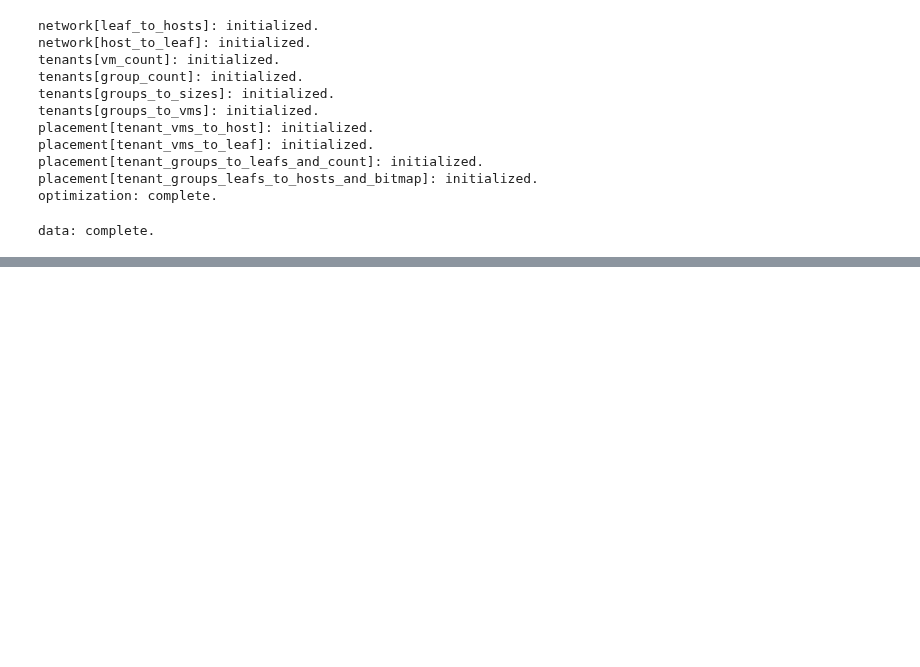
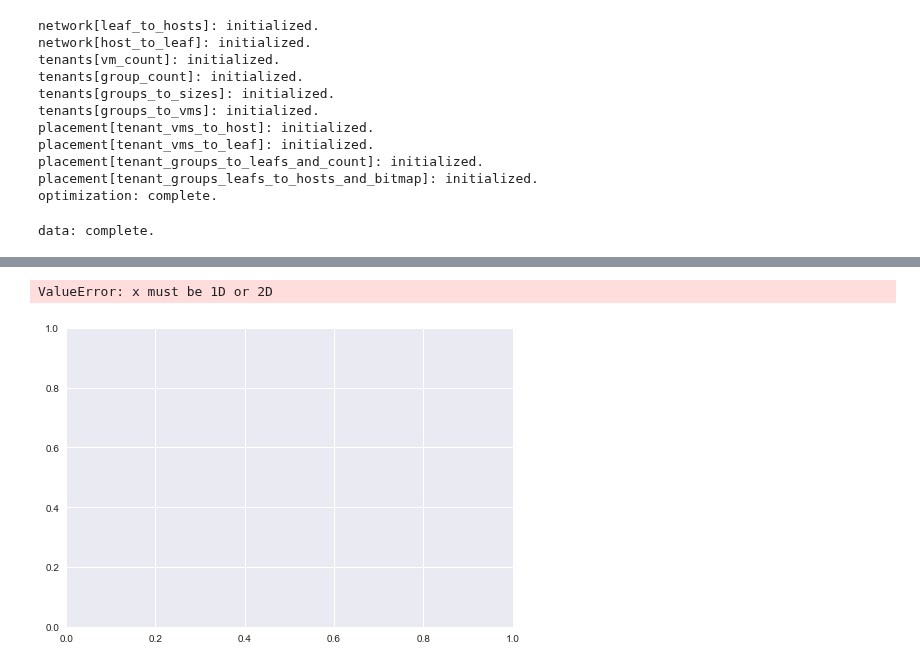
Before and after one commit to Elmo-MCast/numerical-evals, a Jupyter notebook: temp.ipynb, the cells around one changed output, grey strips where cells are left out. Cells and saved outputs as stored; diff of their text form; code cells hidden in the pictures; blank space fills up the shorter version.

```diff
--- a/temp.ipynb
+++ b/temp.ipynb
@@ -102,0 +115,5 @@ dtype: float64
+# %%
+plt.hist(plot.data.placement['maps']['leafs_to_rules_count'], 50, normed=1, histtype='step', cumulative=True, label='Empirical')
+# %% [output]
+ValueError: x must be 1D or 2D
+[figure, added]
```
Also changed, not shown: parts of 8 cells of this notebook, 10 other files.
